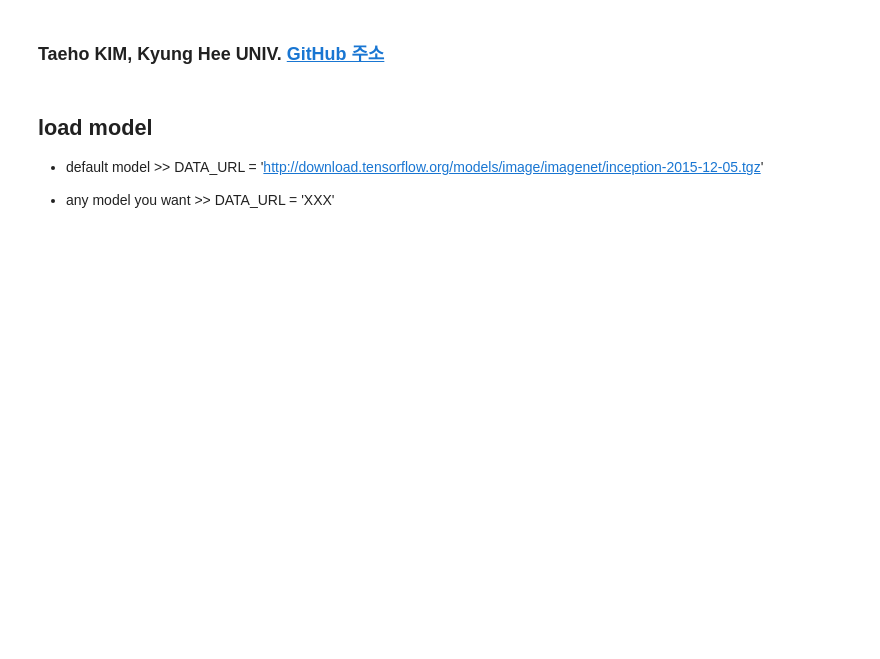
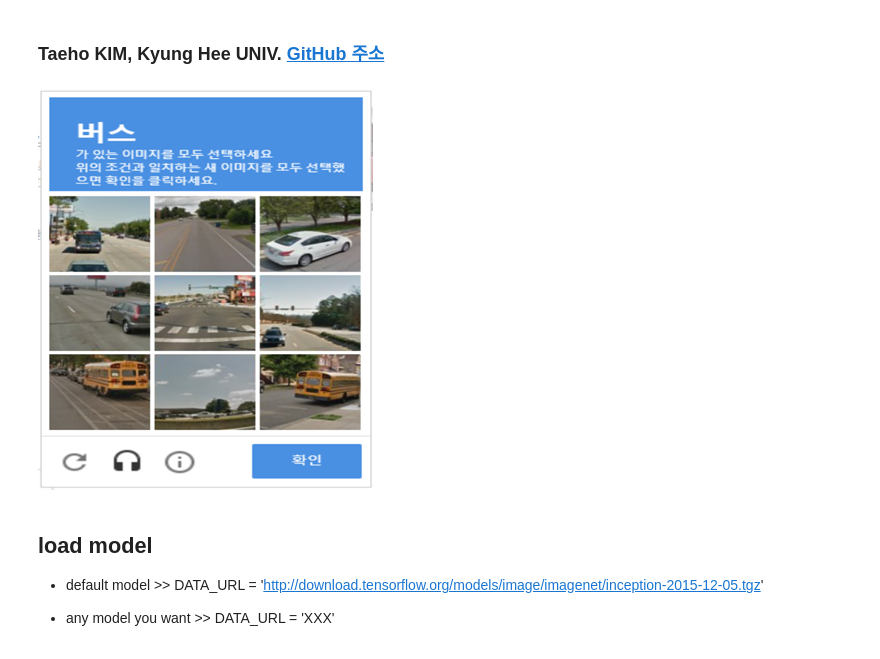
Before and after one commit to HwangToeMat/Tensorflow-API-HTM, a Jupyter notebook: 1.classification/reCAPTCHA_classification.ipynb, the cells around one changed output. Drawn from its saved outputs; the diff is of its cells as text; code cells hidden in the pictures; blank space fills up the shorter version.

Commit message:
Break through the reCAPTCHA

```diff
--- a/1.classification/reCAPTCHA_classification.ipynb
+++ b/1.classification/reCAPTCHA_classification.ipynb
@@ -171,3 +173,8 @@ def maybe_download_and_extract():
+# %%
+img= pilimg.open('image/reCAPTCHA0.png')
+img
+# %% [output]
+[figure, added]
 # %% [markdown]
 ## load model
 - default model >>
```
Also changed, not shown: parts of 3 cells of this notebook, 1 other file.
